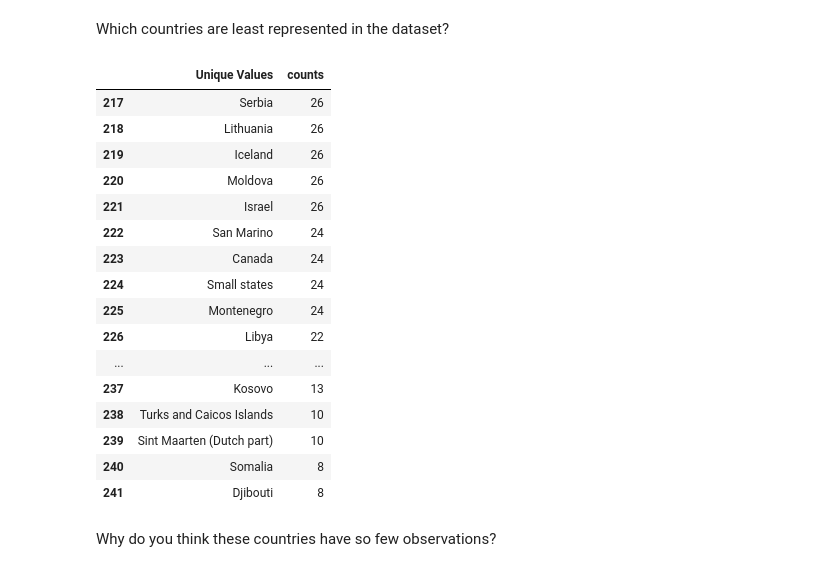
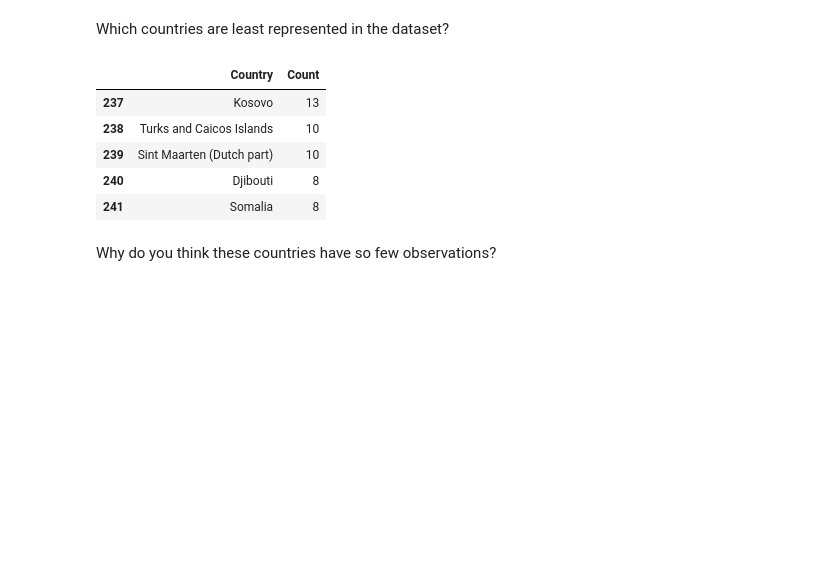
Before and after one commit to nss-data-science-cohort-7/un-exploration-JEFFDAVISJR, a Jupyter notebook: notebooks/UN_Data_Exploration.ipynb, the cells around one changed output. Saved outputs shown, nothing was run; the diff lists cells and outputs as text; code cells hidden in the pictures; blank space fills up the shorter version.

```diff
--- a/notebooks/UN_Data_Exploration.ipynb
+++ b/notebooks/UN_Data_Exploration.ipynb
@@ -25,5 +25,6 @@ import seaborn as sns
 4.	Using the pandas `read_csv()` function, read the GDP dataset into your notebook as a DataFrame called `gdp_df`. After reading it in, inspect the first 10 rows and then inspect the last 10 rows.
 # %%
 gdp = pd.read_csv('../data/gdp_per_capita.csv')
-gdp.head(10)
+gdp.rename(columns={"Country or Area": "Country"}, inplace=True)
+gdp.head()
 # %% [output]
@@ -98,26 +96,15 @@ gdp['Country or Area'].nunique()
 # %% [markdown]
 Which countries are least represented in the dataset?
 # %%
-country_observations = gdp['Country or Area'].value_counts().rename_axis('Unique Values').reset_index(name='counts')
-country_observations.tail(25)
+country_observations = gdp['Country'].value_counts().rename_axis('Country').reset_index(name='Count')
+country_observations.tail(5)
 # %% [output]
-|  | Unique Values | counts |
-| 217 | Serbia | 26 |
-| 218 | Lithuania | 26 |
-| 219 | Iceland | 26 |
-| 220 | Moldova | 26 |
-| 221 | Israel | 26 |
-| 222 | San Marino | 24 |
-| 223 | Canada | 24 |
-| 224 | Small states | 24 |
-| 225 | Montenegro | 24 |
-| 226 | Libya | 22 |
-| ... | ... | ... |
+|  | Country | Count |
 | 237 | Kosovo | 13 |
 | 238 | Turks and Caicos Islands | 10 |
 | 239 | Sint Maarten (Dutch part) | 10 |
-| 240 | Somalia | 8 |
-| 241 | Djibouti | 8 |
+| 240 | Djibouti | 8 |
+| 241 | Somalia | 8 |
 # %% [markdown]
 Why do you think these countries have so few observations?
 # %% [markdown]
```
Also changed, not shown: parts of 24 cells of this notebook.
